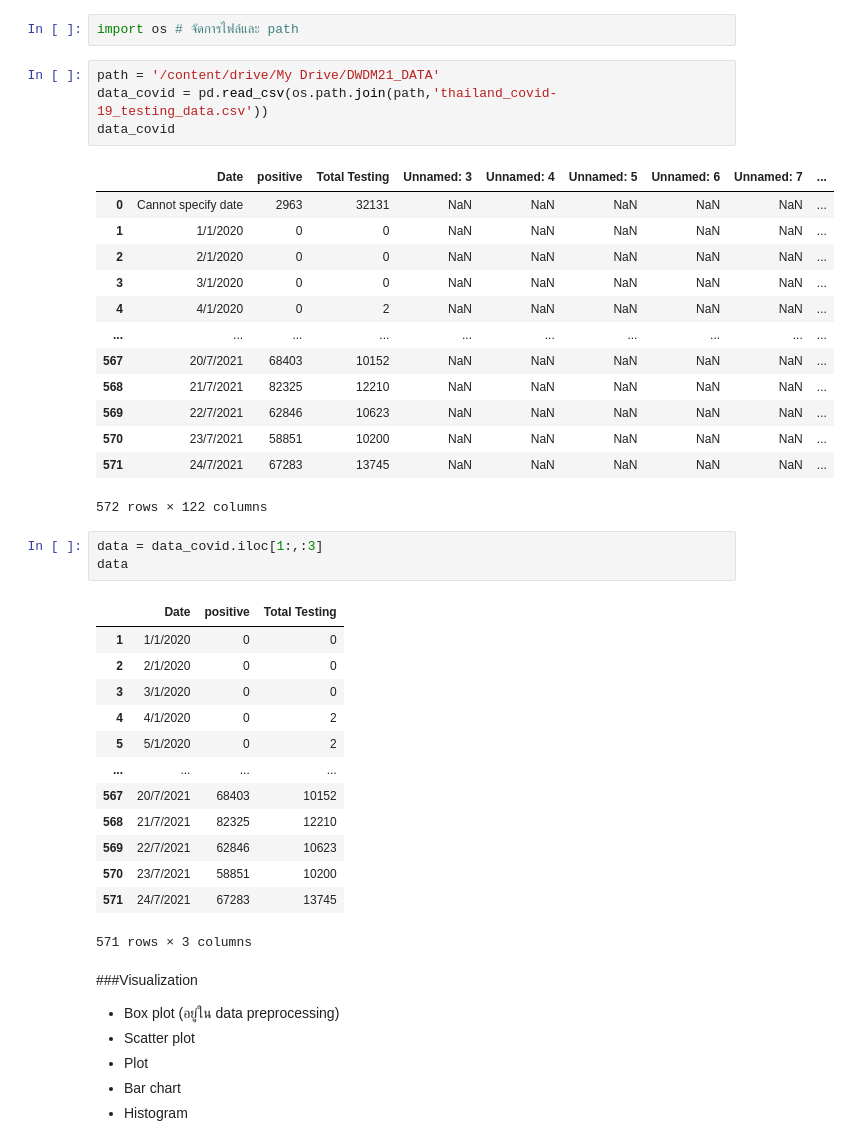
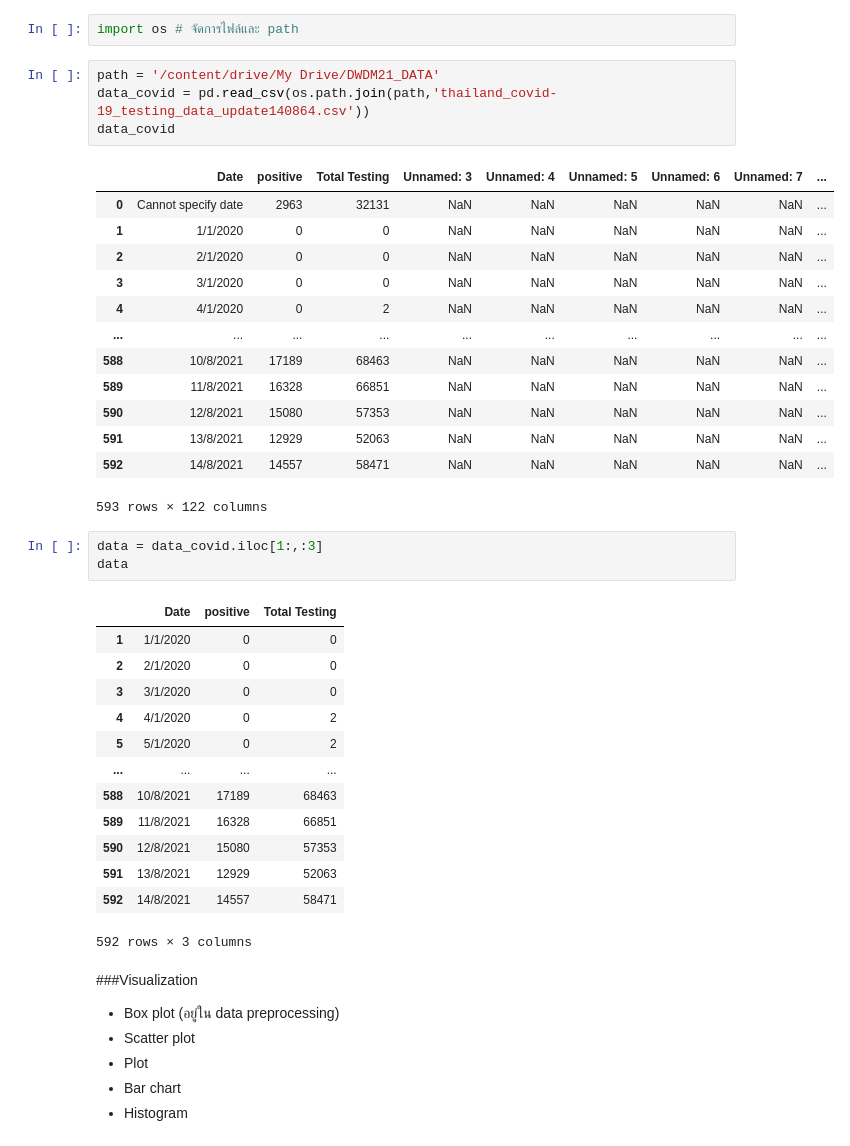
Before and after one commit to nichakornchaisuwan/DWDM21, a Jupyter notebook: Data_Visualization.ipynb, the cells around one changed output. Saved outputs shown, nothing was run; the diff lists cells and outputs as text.

```diff
--- a/Data_Visualization.ipynb
+++ b/Data_Visualization.ipynb
@@ -11,22 +11,22 @@ Mounted at /content/drive
 import os # จัดการไฟล์และ path
 # %%
 path = '/content/drive/My Drive/DWDM21_DATA'
-data_covid = pd.read_csv(os.path.join(path,'thailand_covid-19_testing_data.csv'))
+data_covid = pd.read_csv(os.path.join(path,'thailand_covid-19_testing_data_update140864.csv'))
 data_covid
 # %% [output]
 |  | Date | positive | Total Testing | Unnamed: 3 | Unnamed: 4 | Unnamed: 5 | Unnamed: 6 | Unnamed: 7 | ... |
 | 0 | Cannot specify date | 2963 | 32131 | NaN | NaN | NaN | NaN | NaN | ... |
 | 1 | 1/1/2020 | 0 | 0 | NaN | NaN | NaN | NaN | NaN | ... |
 | 2 | 2/1/2020 | 0 | 0 | NaN | NaN | NaN | NaN | NaN | ... |
 | 3 | 3/1/2020 | 0 | 0 | NaN | NaN | NaN | NaN | NaN | ... |
 | 4 | 4/1/2020 | 0 | 2 | NaN | NaN | NaN | NaN | NaN | ... |
 | ... | ... | ... | ... | ... | ... | ... | ... | ... | ... |
-| 567 | 20/7/2021 | 68403 | 10152 | NaN | NaN | NaN | NaN | NaN | ... |
-| 568 | 21/7/2021 | 82325 | 12210 | NaN | NaN | NaN | NaN | NaN | ... |
-| 569 | 22/7/2021 | 62846 | 10623 | NaN | NaN | NaN | NaN | NaN | ... |
-| 570 | 23/7/2021 | 58851 | 10200 | NaN | NaN | NaN | NaN | NaN | ... |
-| 571 | 24/7/2021 | 67283 | 13745 | NaN | NaN | NaN | NaN | NaN | ... |
+| 588 | 10/8/2021 | 17189 | 68463 | NaN | NaN | NaN | NaN | NaN | ... |
+| 589 | 11/8/2021 | 16328 | 66851 | NaN | NaN | NaN | NaN | NaN | ... |
+| 590 | 12/8/2021 | 15080 | 57353 | NaN | NaN | NaN | NaN | NaN | ... |
+| 591 | 13/8/2021 | 12929 | 52063 | NaN | NaN | NaN | NaN | NaN | ... |
+| 592 | 14/8/2021 | 14557 | 58471 | NaN | NaN | NaN | NaN | NaN | ... |
-572 rows × 122 columns
+593 rows × 122 columns
 # %%
 data = data_covid.iloc[1:,:3]
 data
@@ -38,12 +38,12 @@ data
 | 4 | 4/1/2020 | 0 | 2 |
 | 5 | 5/1/2020 | 0 | 2 |
 | ... | ... | ... | ... |
-| 567 | 20/7/2021 | 68403 | 10152 |
-| 568 | 21/7/2021 | 82325 | 12210 |
-| 569 | 22/7/2021 | 62846 | 10623 |
-| 570 | 23/7/2021 | 58851 | 10200 |
-| 571 | 24/7/2021 | 67283 | 13745 |
+| 588 | 10/8/2021 | 17189 | 68463 |
+| 589 | 11/8/2021 | 16328 | 66851 |
+| 590 | 12/8/2021 | 15080 | 57353 |
+| 591 | 13/8/2021 | 12929 | 52063 |
+| 592 | 14/8/2021 | 14557 | 58471 |
-571 rows × 3 columns
+592 rows × 3 columns
 # %% [markdown]
 ###Visualization
 * Box plot (อยู่ใน data preprocessing)
```
Also changed, not shown: parts of 9 cells of this notebook.
